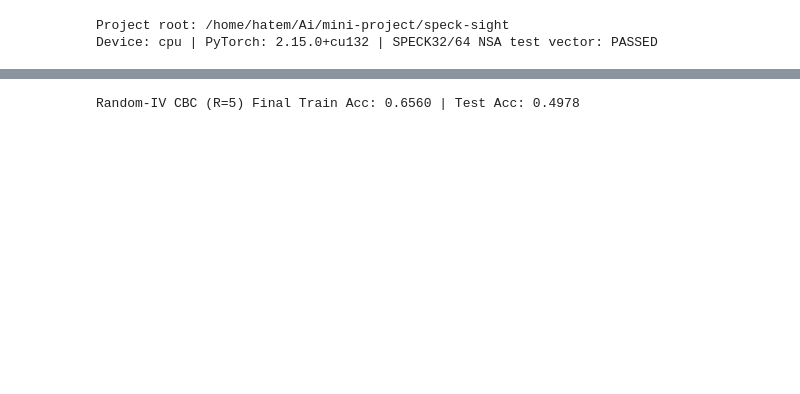
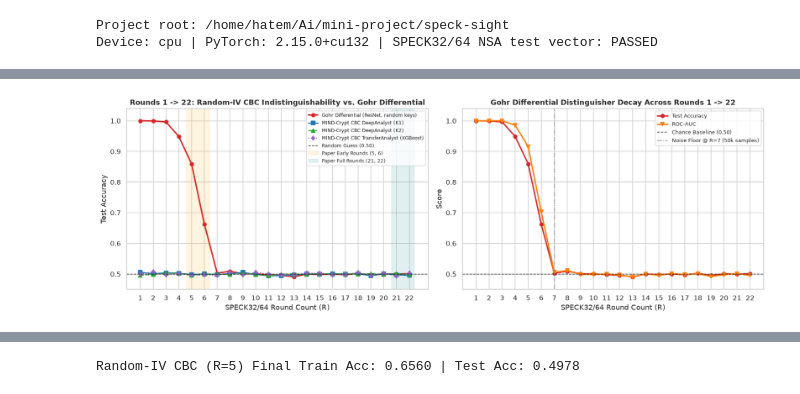
Before and after one commit to hatem12345th/mind-crypto-speck, a Jupyter notebook: notebooks/mind_crypt_analysis.ipynb, the cells around one changed output, grey strips where cells are left out. Drawn from its saved outputs; the diff is of its cells as text; code cells hidden in the pictures; blank space fills up the shorter version.

```diff
--- a/notebooks/mind_crypt_analysis.ipynb
+++ b/notebooks/mind_crypt_analysis.ipynb
@@ -90,0 +96,35 @@ display(summary_b)
+# %%
+fig, axes = plt.subplots(1, 2, figsize=(15.5, 5.2))
+r_axis = merged_22["rounds"]
+
+# Left Panel: CBC vs. Gohr Differential across ALL 22 rounds
+axes[0].plot(r_axis, merged_22["Gohr_Diff_Acc"], marker="o", linewidth=2.3, color="#d62728", label="Gohr Differential (ResNet, random keys)")
+axes[0].plot(r_axis, merged_22["CBC_DL_SameKey_Acc"], marker="s", linewidth=1.8, color="#1f77b4", label="MIND-Crypt CBC DeepAnalyst (K1)")
+axes[0].plot(r_axis, merged_22["CBC_DL_DiffKey_Acc"], marker="^", linewidth=1.6, linestyle="--", color="#2ca02c", label="MIND-Crypt CBC DeepAnalyst (K2)")
+axes[0].plot(r_axis, merged_22["CBC_TL_DiffKey_Acc"], marker="d", linewidth=1.6, linestyle=":", color="#9467bd", label="MIND-Crypt CBC TransferAnalyst (XGBoost)")
+axes[0].axhline(0.50, color="black", linestyle="--", linewidth=1.1, alpha=0.7, label="Random Guess (0.50)")
+axes[0].axvspan(4.6, 6.4, color="orange", alpha=0.12, label="Paper Early Rounds (5, 6)")
+axes[0].axvspan(20.6, 22.4, color="teal", alpha=0.12, label="Paper Full Rounds (21, 22)")
+axes[0].set_xticks(r_axis)
+axes[0].set_ylim(0.45, 1.04)
+axes[0].set_title("Rounds 1 -> 22: Random-IV CBC Indistinguishability vs. Gohr Differential", fontweight="bold")
+axes[0].set_xlabel("SPECK32/64 Round Count (R)")
+axes[0].set_ylabel("Test Accuracy")
+axes[0].legend(fontsize=8, loc="upper right")
+
+# Right Panel: Gohr Differential Accuracy vs. ROC-AUC across Rounds 1..22
+axes[1].plot(r_axis, merged_22["Gohr_Diff_Acc"], marker="o", linewidth=2.2, color="#d62728", label="Test Accuracy")
+axes[1].plot(r_axis, merged_22["Gohr_Diff_AUC"], marker="v", linewidth=2.2, color="#ff7f0e", label="ROC-AUC")
+axes[1].axhline(0.50, color="black", linestyle="--", linewidth=1.1, alpha=0.7, label="Chance Baseline (0.50)")
+axes[1].axvline(7, color="gray", linestyle="-.", linewidth=1.2, alpha=0.8, label="Noise Floor @ R=7 (50k samples)")
+axes[1].set_xticks(r_axis)
+axes[1].set_ylim(0.45, 1.04)
+axes[1].set_title("Gohr Differential Distinguisher Decay Across Rounds 1 -> 22", fontweight="bold")
+axes[1].set_xlabel("SPECK32/64 Round Count (R)")
+axes[1].set_ylabel("Score")
+axes[1].legend(fontsize=8.5, loc="upper right")
+
+plt.tight_layout()
+plt.show()
+# %% [output]
+[figure, added]
```
Also changed, not shown: parts of 19 cells of this notebook, 16 other files.
